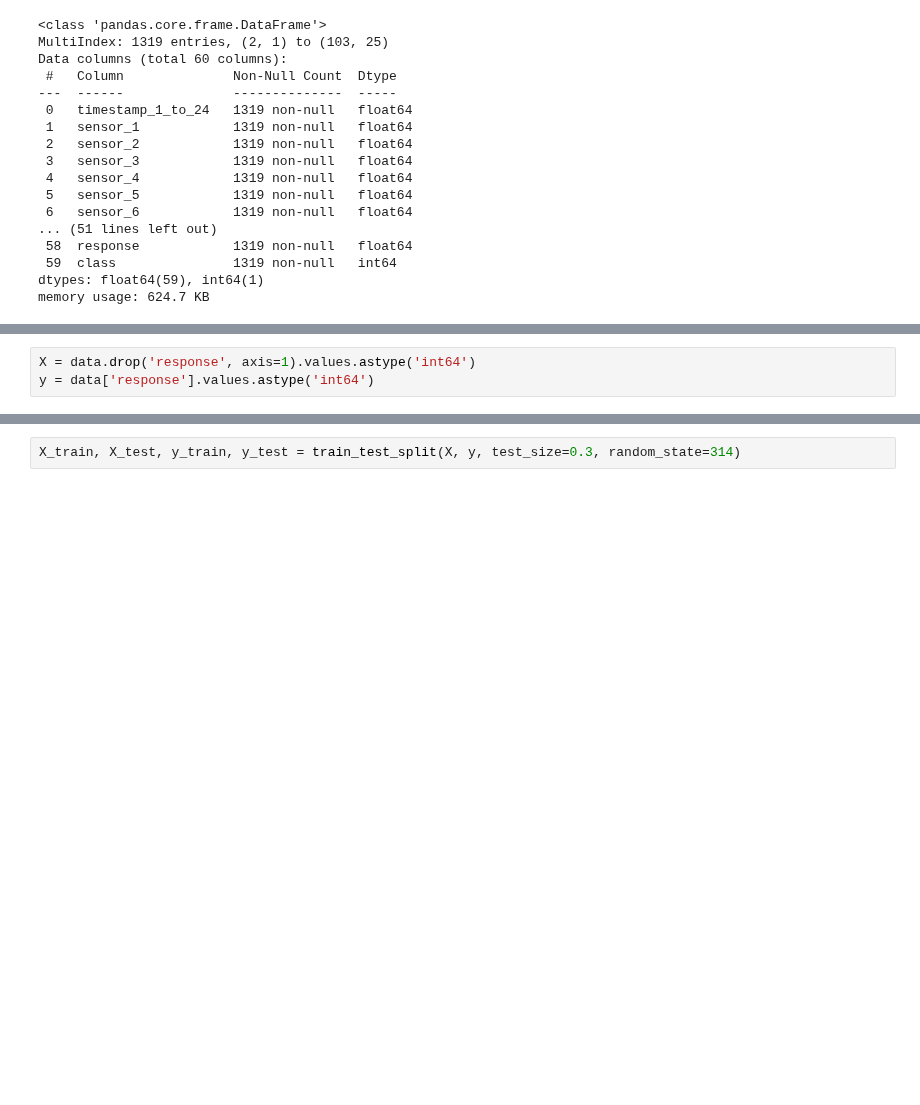
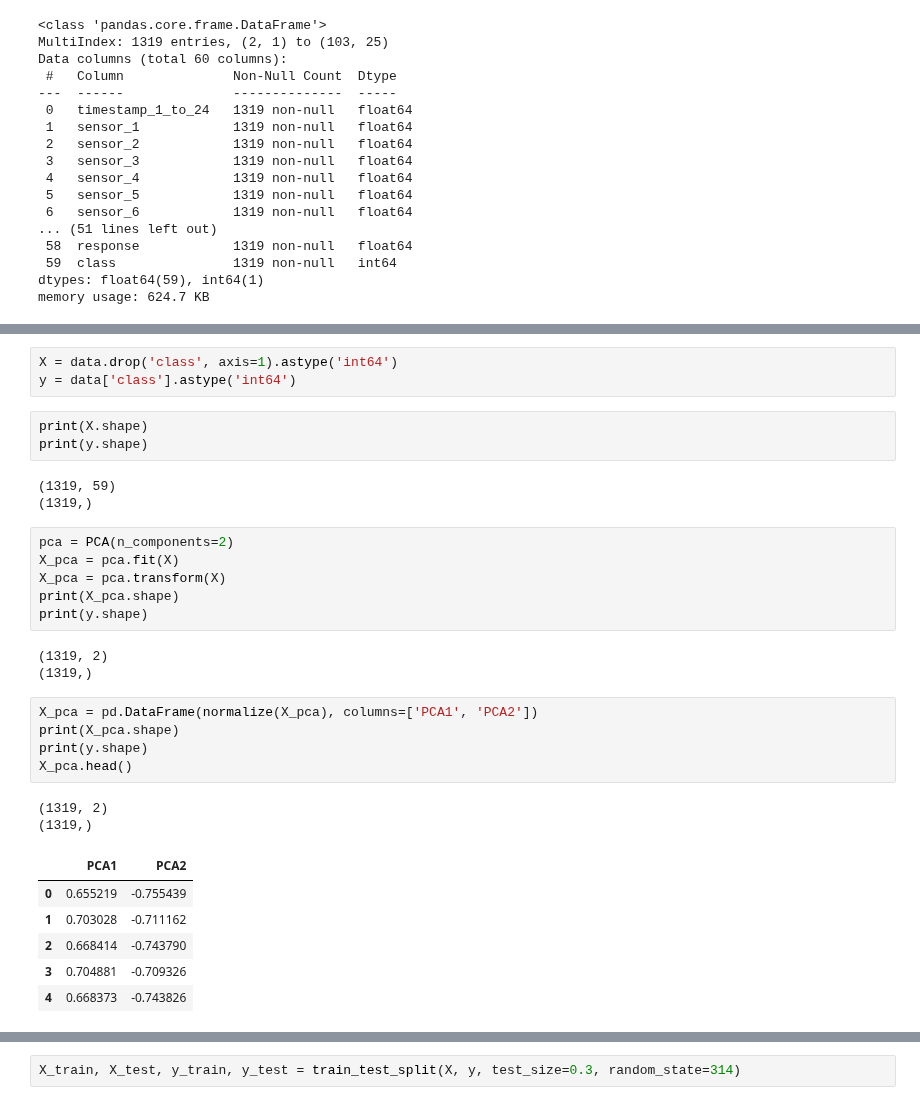
Before and after one commit to divtummala/springboard, a Jupyter notebook: Capstone/EquipmentDataFinal/semiTool.ipynb, the cells around one changed output, grey strips where cells are left out. Drawn from its saved outputs; the diff is of its cells as text; blank space fills up the shorter version.

```diff
--- a/Capstone/EquipmentDataFinal/semiTool.ipynb
+++ b/Capstone/EquipmentDataFinal/semiTool.ipynb
@@ -135,3 +140,32 @@ data.head()
 # %%
-X = data.drop('response', axis=1).values.astype('int64')
-y = data['response'].values.astype('int64')
+X = data.drop('class', axis=1).astype('int64')
+y = data['class'].astype('int64')
+# %%
+print(X.shape)
+print(y.shape)
+# %% [output]
+(1319, 59)
+(1319,)
+# %%
+pca = PCA(n_components=2)
+X_pca = pca.fit(X)
+X_pca = pca.transform(X)
+print(X_pca.shape)
+print(y.shape)
+# %% [output]
+(1319, 2)
+(1319,)
+# %%
+X_pca = pd.DataFrame(normalize(X_pca), columns=['PCA1', 'PCA2'])
+print(X_pca.shape)
+print(y.shape)
+X_pca.head()
+# %% [output]
+(1319, 2)
+(1319,)
+|  | PCA1 | PCA2 |
+| 0 | 0.655219 | -0.755439 |
+| 1 | 0.703028 | -0.711162 |
+| 2 | 0.668414 | -0.743790 |
+| 3 | 0.704881 | -0.709326 |
+| 4 | 0.668373 | -0.743826 |
```
Also changed, not shown: parts of 25 cells of this notebook.
